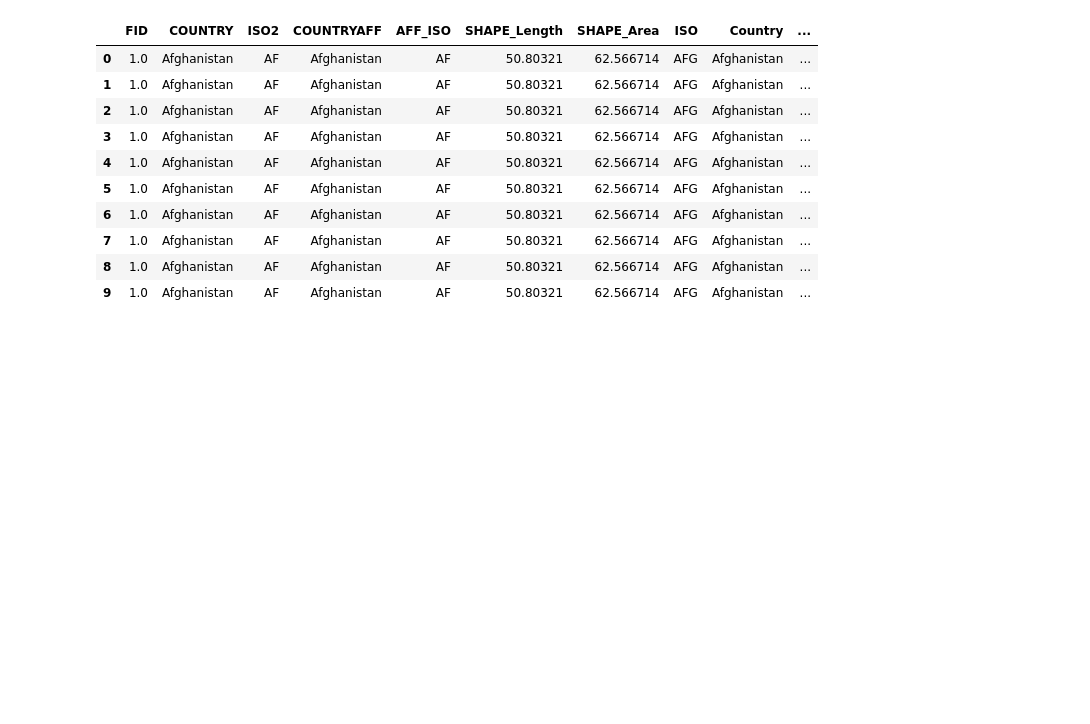
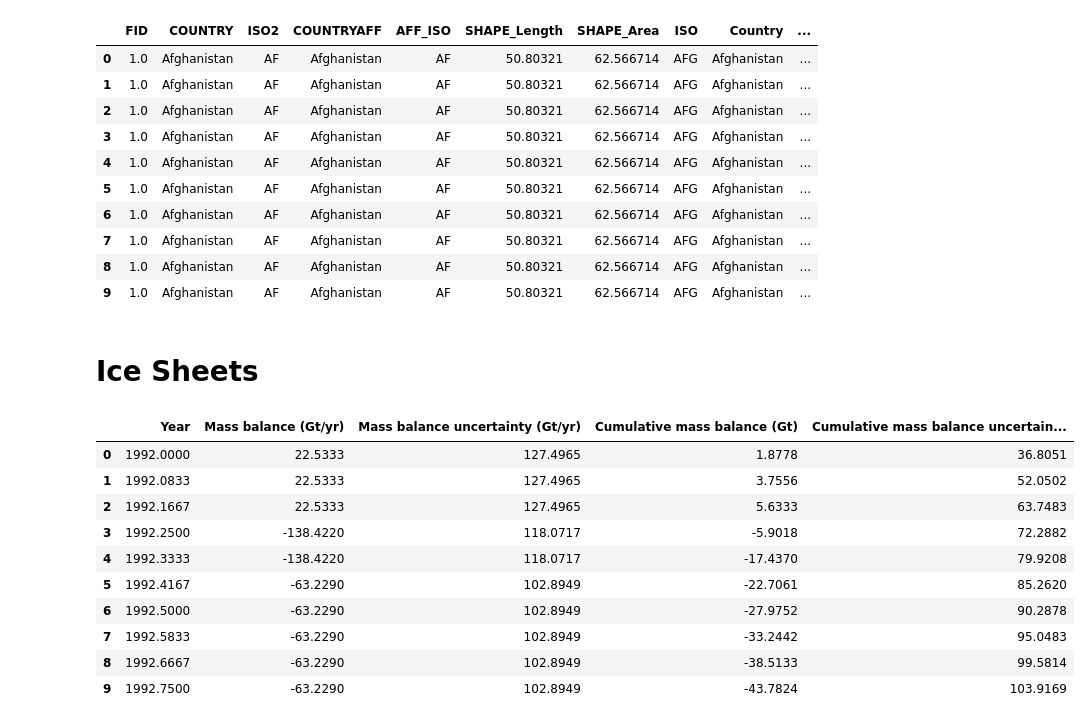
Before and after one commit to gauravpatil123/adv-projects-in-visualization, a Jupyter notebook: notebooks/project_main.ipynb, the cells around one changed output. Saved outputs shown, nothing was run; the diff lists cells and outputs as text; code cells hidden in the pictures; blank space fills up the shorter version.

Commit message:
Initialised Ice Sheet melting data and nb

```diff
--- a/notebooks/project_main.ipynb
+++ b/notebooks/project_main.ipynb
@@ -551,3 +551,22 @@ df_map_ghg_right.head(10)
 | 9 | 1.0 | Afghanistan | AF | Afghanistan | AF | 50.80321 | 62.566714 | AFG | Afghanistan | ... |
 # %%
 df_map_ghg_right.to_csv("../data/greenhouse gases/map_normalised_historical_ghg.csv")
+# %% [markdown]
+# Ice Sheets
+# %%
+df_ice_sheets_all = pd.read_csv("../data/ice sheets/imbie_all_2021_Gt.csv")
+df_ice_sheets_all_mm = pd.read_csv("../data/ice sheets/imbie_all_2021_mm.csv")
+# %%
+df_ice_sheets_all.head(10)
+# %% [output]
+|  | Year | Mass balance (Gt/yr) | Mass balance uncertainty (Gt/yr) | Cumulative mass balance (Gt) | Cumulative mass balance uncertain... |
+| 0 | 1992.0000 | 22.5333 | 127.4965 | 1.8778 | 36.8051 |
+| 1 | 1992.0833 | 22.5333 | 127.4965 | 3.7556 | 52.0502 |
+| 2 | 1992.1667 | 22.5333 | 127.4965 | 5.6333 | 63.7483 |
+| 3 | 1992.2500 | -138.4220 | 118.0717 | -5.9018 | 72.2882 |
+| 4 | 1992.3333 | -138.4220 | 118.0717 | -17.4370 | 79.9208 |
+| 5 | 1992.4167 | -63.2290 | 102.8949 | -22.7061 | 85.2620 |
+| 6 | 1992.5000 | -63.2290 | 102.8949 | -27.9752 | 90.2878 |
+| 7 | 1992.5833 | -63.2290 | 102.8949 | -33.2442 | 95.0483 |
+| 8 | 1992.6667 | -63.2290 | 102.8949 | -38.5133 | 99.5814 |
+| 9 | 1992.7500 | -63.2290 | 102.8949 | -43.7824 | 103.9169 |
```
Also changed, not shown: parts of 7 cells of this notebook, 12 other files.
